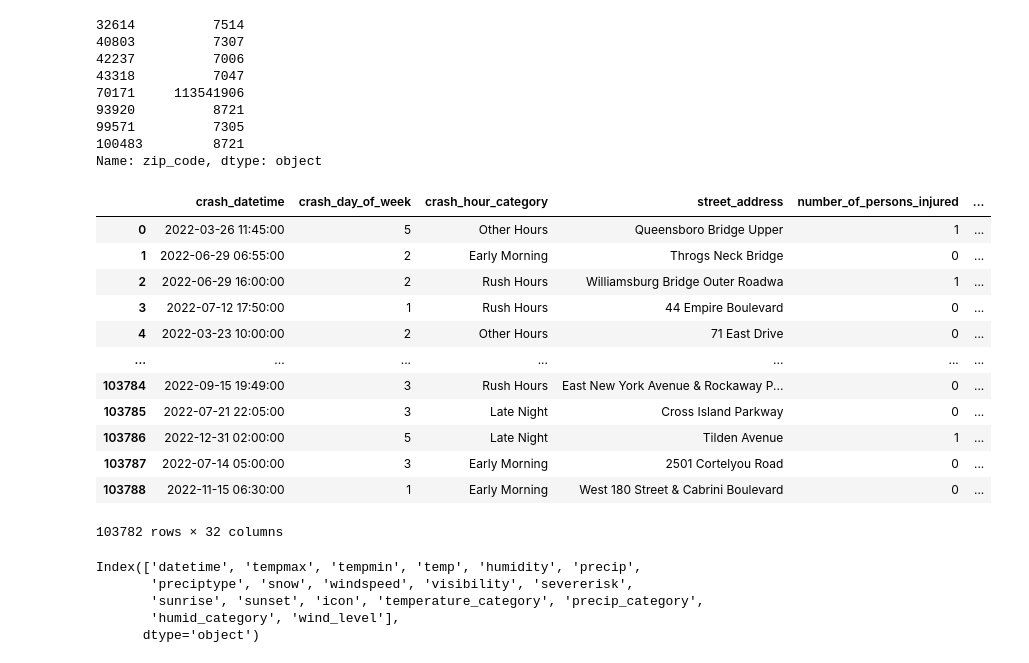
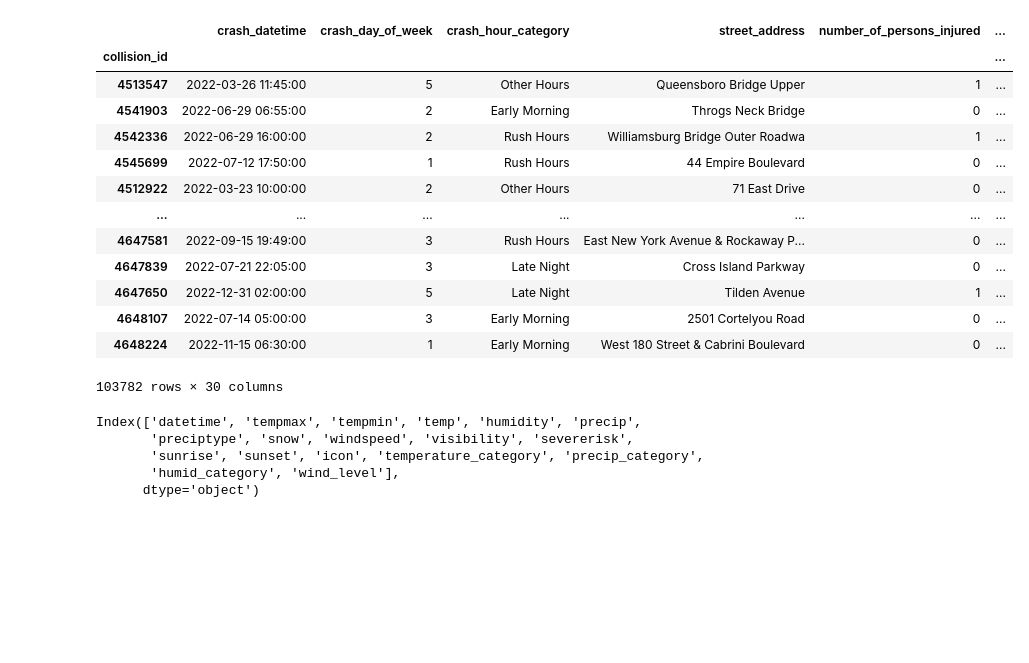
Before and after one commit to ReiannaLiu/MotorVehicleCollision, a Jupyter notebook: data_cleaning_process/weather_collision_EDA.ipynb, the cells around one changed output. Drawn from its saved outputs; the diff is of its cells as text; code cells hidden in the pictures; blank space fills up the shorter version.

```diff
--- a/data_cleaning_process/weather_collision_EDA.ipynb
+++ b/data_cleaning_process/weather_collision_EDA.ipynb
@@ -4,39 +4,23 @@ import numpy as np
 # %%
 weather_df = pd.read_csv("../Resources/weather_classified_df.csv")
 collision_df = pd.read_csv("../Resources/collision_2022_classified.csv")
-# %%
-collision_df['zip_code'] = collision_df['zip_code'].astype('str')
-collision_df[collision_df['zip_code'].str.len() != 5]['zip_code']
-# %% [output]
-32614          7514
-40803          7307
-42237          7006
-43318          7047
-70171     113541906
-93920          8721
-99571          7305
-100483         8721
-Name: zip_code, dtype: object
-# %%
-collision_df.loc[collision_df['zip_code'] == '113541906','zip_code'] = "11354"
-# %%
-## drop the rows that have four-digit zip code
-collision_df.drop(collision_df[collision_df['zip_code'].str.len() != 5].index, inplace = True)
-collision_df
-# %% [output]
-|  | crash_datetime | crash_day_of_week | crash_hour_category | street_address | number_of_persons_injured | ... |
-| 0 | 2022-03-26 11:45:00 | 5 | Other Hours | Queensboro Bridge Upper | 1 | ... |
-| 1 | 2022-06-29 06:55:00 | 2 | Early Morning | Throgs Neck Bridge | 0 | ... |
-| 2 | 2022-06-29 16:00:00 | 2 | Rush Hours | Williamsburg Bridge Outer Roadwa | 1 | ... |
-| 3 | 2022-07-12 17:50:00 | 1 | Rush Hours | 44 Empire Boulevard | 0 | ... |
-| 4 | 2022-03-23 10:00:00 | 2 | Other Hours | 71 East Drive | 0 | ... |
-| ... | ... | ... | ... | ... | ... | ... |
-| 103784 | 2022-09-15 19:49:00 | 3 | Rush Hours | East New York Avenue & Rockaway P... | 0 | ... |
-| 103785 | 2022-07-21 22:05:00 | 3 | Late Night | Cross Island Parkway | 0 | ... |
-| 103786 | 2022-12-31 02:00:00 | 5 | Late Night | Tilden Avenue | 1 | ... |
-| 103787 | 2022-07-14 05:00:00 | 3 | Early Morning | 2501 Cortelyou Road | 0 | ... |
-| 103788 | 2022-11-15 06:30:00 | 1 | Early Morning | West 180 Street & Cabrini Boulevard | 0 | ... |
-103782 rows × 32 columns
+# %%
+collision_df.set_index('collision_id')
+# %% [output]
+|  | crash_datetime | crash_day_of_week | crash_hour_category | street_address | number_of_persons_injured | ... |
+| collision_id |  |  |  |  |  | ... |
+| 4513547 | 2022-03-26 11:45:00 | 5 | Other Hours | Queensboro Bridge Upper | 1 | ... |
+| 4541903 | 2022-06-29 06:55:00 | 2 | Early Morning | Throgs Neck Bridge | 0 | ... |
+| 4542336 | 2022-06-29 16:00:00 | 2 | Rush Hours | Williamsburg Bridge Outer Roadwa | 1 | ... |
+| 4545699 | 2022-07-12 17:50:00 | 1 | Rush Hours | 44 Empire Boulevard | 0 | ... |
+| 4512922 | 2022-03-23 10:00:00 | 2 | Other Hours | 71 East Drive | 0 | ... |
+| ... | ... | ... | ... | ... | ... | ... |
+| 4647581 | 2022-09-15 19:49:00 | 3 | Rush Hours | East New York Avenue & Rockaway P... | 0 | ... |
+| 4647839 | 2022-07-21 22:05:00 | 3 | Late Night | Cross Island Parkway | 0 | ... |
+| 4647650 | 2022-12-31 02:00:00 | 5 | Late Night | Tilden Avenue | 1 | ... |
+| 4648107 | 2022-07-14 05:00:00 | 3 | Early Morning | 2501 Cortelyou Road | 0 | ... |
+| 4648224 | 2022-11-15 06:30:00 | 1 | Early Morning | West 180 Street & Cabrini Boulevard | 0 | ... |
+103782 rows × 30 columns
 # %%
 weather_df.columns
 # %% [output]
```
Also changed, not shown: parts of 12 cells of this notebook, 20 other files.
